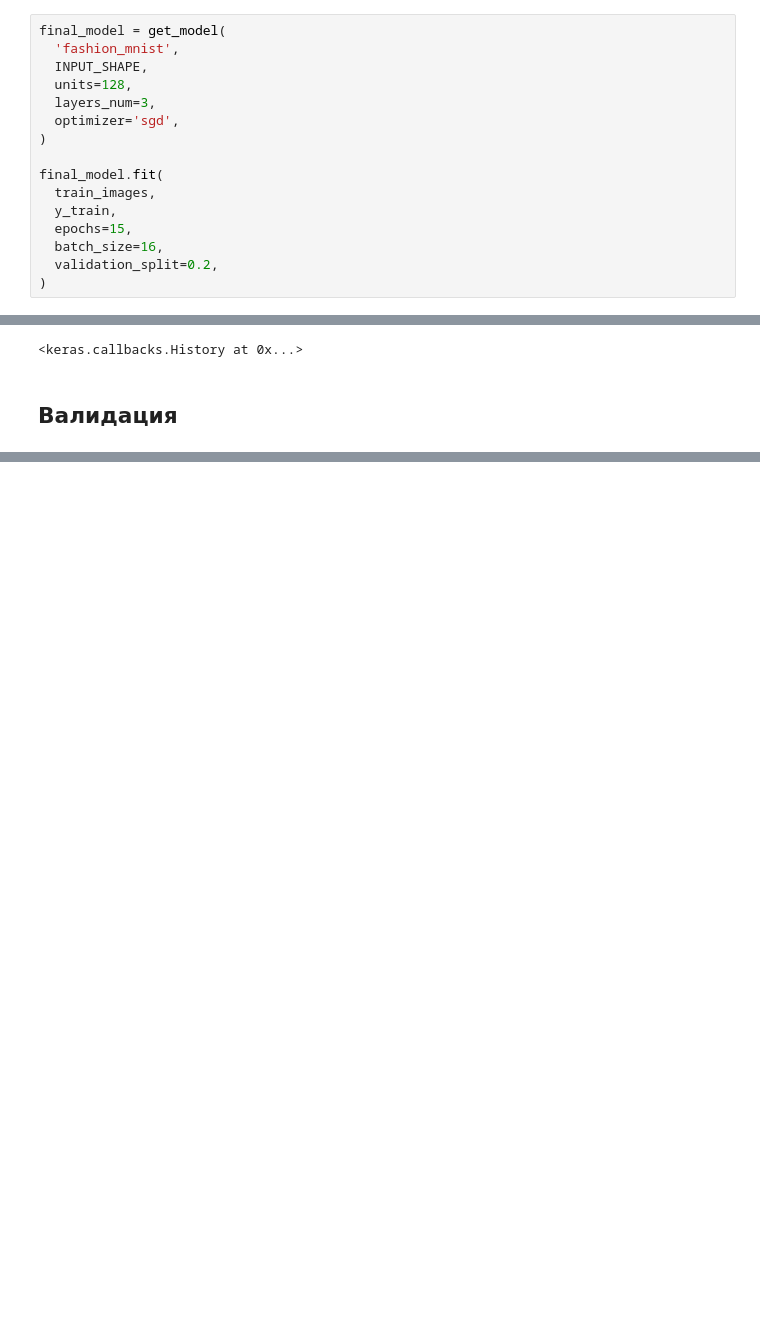
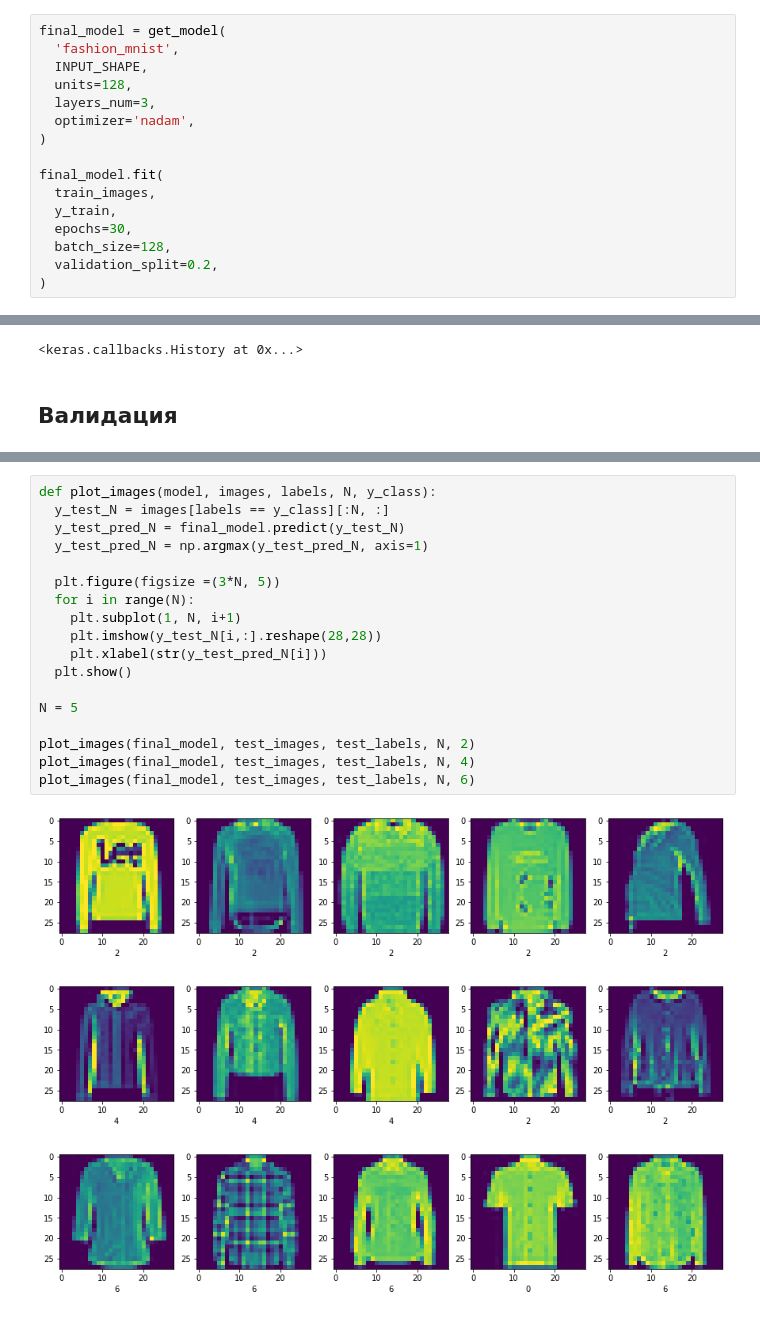
Before and after one commit to albul-k/gb_intro_to_NN, a Jupyter notebook: task.ipynb, the cells around one changed output, grey strips where cells are left out. Cells and saved outputs as stored; diff of their text form; blank space fills up the shorter version.

```diff
--- a/task.ipynb
+++ b/task.ipynb
@@ -159,14 +159,14 @@ final_model = get_model(
   INPUT_SHAPE,
   units=128,
   layers_num=3,
-  optimizer='sgd',
+  optimizer='nadam',
 )
 
 final_model.fit(
   train_images,
   y_train,
-  epochs=15,
-  batch_size=16,
+  epochs=30,
+  batch_size=128,
   validation_split=0.2,
 )
 # %% [output]
@@ -223,3 +225,25 @@ weighted avg       0.88      0.88      0.88     10000
+# %%
+def plot_images(model, images, labels, N, y_class):
+  y_test_N = images[labels == y_class][:N, :]
+  y_test_pred_N = final_model.predict(y_test_N)
+  y_test_pred_N = np.argmax(y_test_pred_N, axis=1)
+
+  plt.figure(figsize =(3*N, 5))
+  for i in range(N):
+    plt.subplot(1, N, i+1)
+    plt.imshow(y_test_N[i,:].reshape(28,28))
+    plt.xlabel(str(y_test_pred_N[i]))
+  plt.show()
+
+N = 5
+
+plot_images(final_model, test_images, test_labels, N, 2)
+plot_images(final_model, test_images, test_labels, N, 4)
+plot_images(final_model, test_images, test_labels, N, 6)
+# %% [output]
+[figure, added]
+[figure, added]
+[figure, added]
 # %% [markdown]
 ## Вывод
 
```
Also changed, not shown: parts of 9 cells of this notebook.
